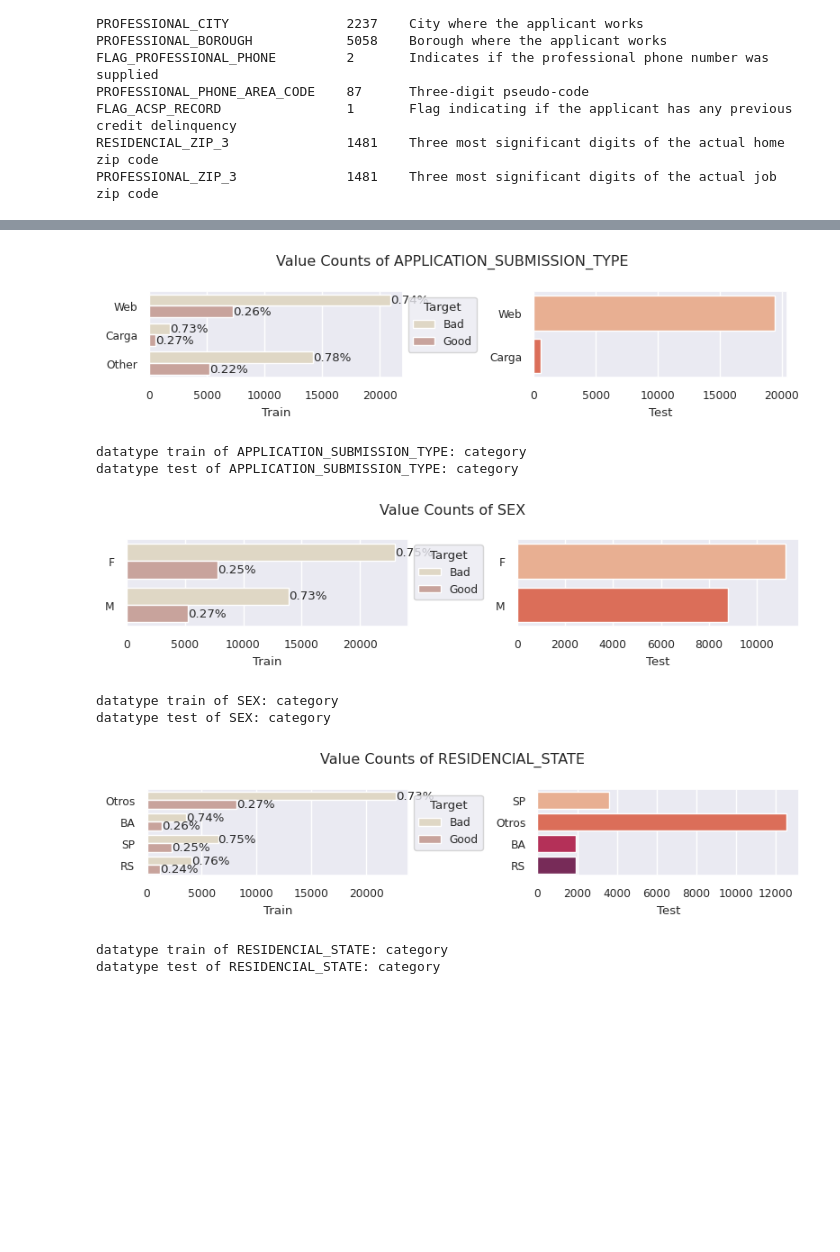
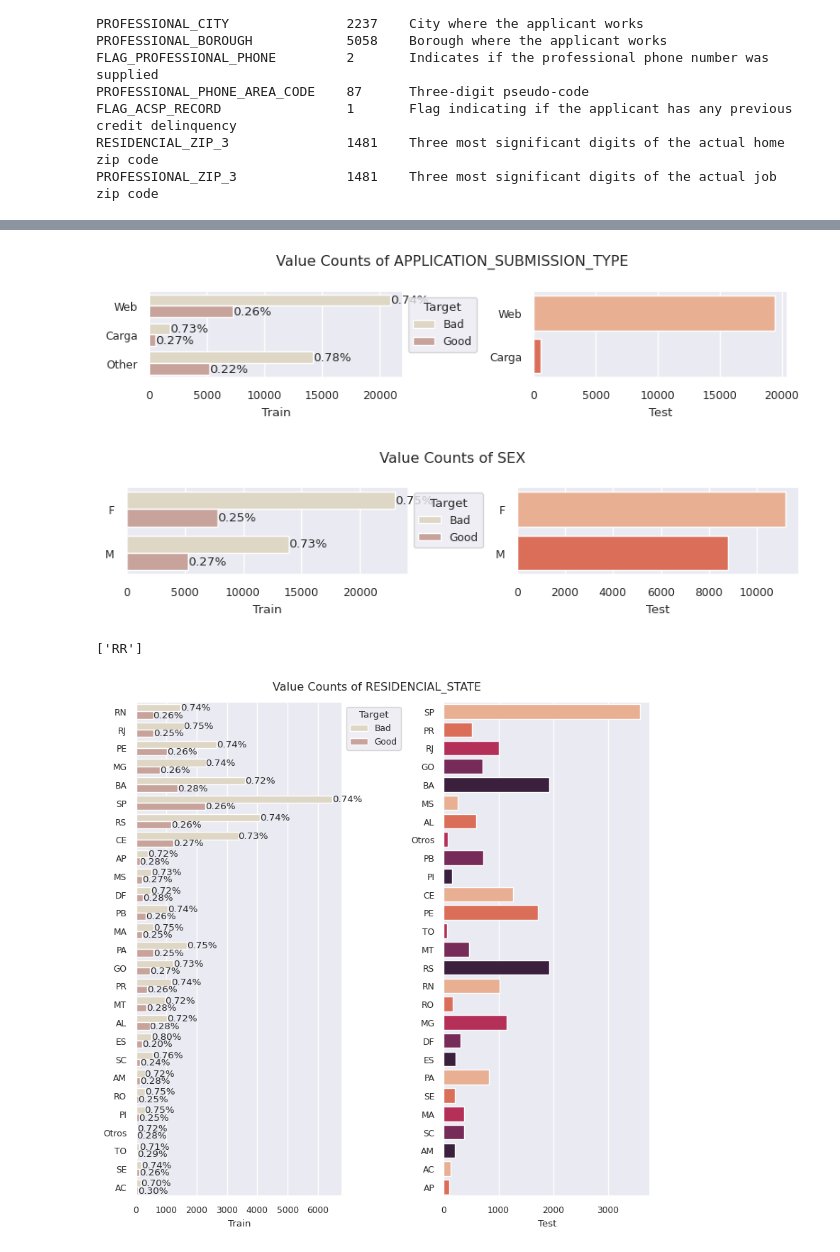
Before and after one commit to tutecode/credit-risk-analysis, a Jupyter notebook: notebook_principal.ipynb, the cells around one changed output, grey strips where cells are left out. Drawn from its saved outputs; the diff is of its cells as text; code cells hidden in the pictures; blank space fills up the shorter version.

```diff
--- a/notebook_principal.ipynb
+++ b/notebook_principal.ipynb
@@ -1093,11 +1059,17 @@ app_train_cop[["TARGET_LABEL_BAD=1",curr_col_name]].groupby([curr_col_name]).cou
 | 0 | 33193 |
 | 1 | 16807 |
 # %%
+#QUANT CARS
+curr_col_name = "QUANT_CARS"
+tmp_col = curr_col_name + "tmp"
+#before of cleaning
 plotting_distribution(curr_col_name,app_train_cop,app_test_cop,target_col)
-app_train_cop[curr_col_name] = np.where(app_train_cop[curr_col_name]==1,"Y","N")
-app_test_cop[curr_col_name] = np.where(app_test_cop[curr_col_name]==1,"Y","N")
-percents_by_target = get_percents_by_target(curr_col_name,app_train_cop,target_col)
-plot_value_counts(curr_col_name,app_train_cop,app_test_cop,percents_by_target,target_col)
-cast_to_category(curr_col_name,app_train_cop,app_test_cop)
+
+app_train_cop[tmp_col] = np.where(app_train_cop[curr_col_name]==1,"Y","N")
+app_test_cop[tmp_col] = np.where(app_test_cop[curr_col_name]==1,"Y","N")
+
+percents_by_target = get_percents_by_target(tmp_col,app_train_cop,target_col)
+fig,axes = plt.subplots(1,2, figsize=(8,2))
+plot_value_counts(fig,axes,tmp_col,app_train_cop,app_test_cop,percents_by_target,target_col)
 # %% [output]
 [figure]
@@ -1134,10 +1097,3 @@ app_train_cop[["TARGET_LABEL_BAD=1",curr_col_name]].groupby([curr_col_name]).cou
 | 26 | 1 |
 | 30 | 1 |
 | 35 | 1 |
-# %%
-plotting_distribution(curr_col_name,app_train_cop,app_test_cop,target_col)
-app_train_cop[curr_col_name] = np.where(app_train_cop[curr_col_name]==0,"N","Y")
-app_test_cop[curr_col_name] = np.where(app_test_cop[curr_col_name]==0,"N","Y")
-percents_by_target = get_percents_by_target(curr_col_name,app_train_cop,target_col)
-plot_value_counts(curr_col_name,app_train_cop,app_test_cop,percents_by_target,target_col)
-cast_to_category(curr_col_name,app_train_cop,app_test_cop)
@@ -1354,16 +1322,13 @@ PROFESSIONAL_ZIP_3              1481    Three most significant digits of the act
 # 'APPLICATION_SUBMISSION_TYPE' tiene ('0' 'Carga' 'Web')
 # 0 será dispuesto como Otro y tratado categorico
 curr_col_name = "APPLICATION_SUBMISSION_TYPE"
-app_train_cop[["TARGET_LABEL_BAD=1",curr_col_name]].groupby([curr_col_name]).count()
 app_train_cop.loc[app_train_cop[curr_col_name]=="0",curr_col_name] = "Other"
 app_test_cop.loc[app_test_cop[curr_col_name]=="0",curr_col_name] = "Other"
 percents_by_target = get_percents_by_target(curr_col_name,app_train_cop,target_col)
-plot_value_counts(curr_col_name,app_train_cop,app_test_cop,percents_by_target,target_col)
-cast_to_category(curr_col_name,app_train_cop,app_test_cop)
+fig,axes = plt.subplots(1,2, figsize=(8,2))
+plot_value_counts(fig,axes,curr_col_name,app_train_cop,app_test_cop,percents_by_target,target_col)
 # %% [output]
 [figure]
-datatype train of APPLICATION_SUBMISSION_TYPE: category
-datatype test of APPLICATION_SUBMISSION_TYPE: category
 # %%
 # 'SEX'
 # se conserva y es asignada como categorica
@@ -1376,28 +1341,32 @@ curr_col_name = "SEX"
 # only in train
 app_train_cop.drop(app_train_cop[(app_train_cop[curr_col_name]=="N") | (app_train_cop[curr_col_name]==" ")].index,inplace=True)
 percents_by_target = get_percents_by_target(curr_col_name,app_train_cop,target_col)
-plot_value_counts(curr_col_name,app_train_cop,app_test_cop,percents_by_target,target_col)
-cast_to_category(curr_col_name,app_train_cop,app_test_cop)
+fig,axes = plt.subplots(1,2, figsize=(8,2))
+plot_value_counts(fig,axes,curr_col_name,app_train_cop,app_test_cop,percents_by_target,target_col)
 # %% [output]
 [figure]
-datatype train of SEX: category
-datatype test of SEX: category
+# %%
+curr_col_name = "RESIDENCIAL_STATE"
+# %%
+state_contperc = app_train_cop[curr_col_name].value_counts().values / len(app_train_cop)
+state_names = np.array(app_train_cop[curr_col_name].value_counts().index)
+states_others = [name for contperc, name in zip(state_contperc,state_names) if contperc<0.002]
+states_others
+# %% [output]
+['RR']
 # %%
 # RESIDENCIAL_STATE
 # it could be add some importance to the model
 # because it is the current place where people live
 # territory has a different economy so it has a good weight on model
 curr_col_name = "RESIDENCIAL_STATE"
-#"SP","RS","BA"
-app_train_cop.loc[~app_train_cop[curr_col_name].isin(["SP","RS","BA"]),curr_col_name] = "Otros"
-app_test_cop.loc[~app_test_cop[curr_col_name].isin(["SP","RS","BA"]),curr_col_name] = "Otros"
+app_train_cop.loc[app_train_cop[curr_col_name].isin(states_others),curr_col_name] = "Otros"
+app_test_cop.loc[app_test_cop[curr_col_name].isin(states_others),curr_col_name] = "Otros"
 percents_by_target = get_percents_by_target(curr_col_name,app_train_cop,target_col)
-plot_value_counts(curr_col_name,app_train_cop,app_test_cop,percents_by_target,target_col)
-cast_to_category(curr_col_name,app_train_cop,app_test_cop)
+fig,axes = plt.subplots(1,2, figsize=(8,8))
+plot_value_counts(fig,axes,curr_col_name,app_train_cop,app_test_cop,percents_by_target,target_col)
 # %% [output]
-[figure, old version]
+[figure, new version]
-datatype train of RESIDENCIAL_STATE: category
-datatype test of RESIDENCIAL_STATE: category
 # %%
 # 'FLAG_PROFESSIONAL_PHONE'
 # it could be a good disparity to set if a person has a job
```
Also changed, not shown: parts of 57 cells of this notebook, 2 other files.
